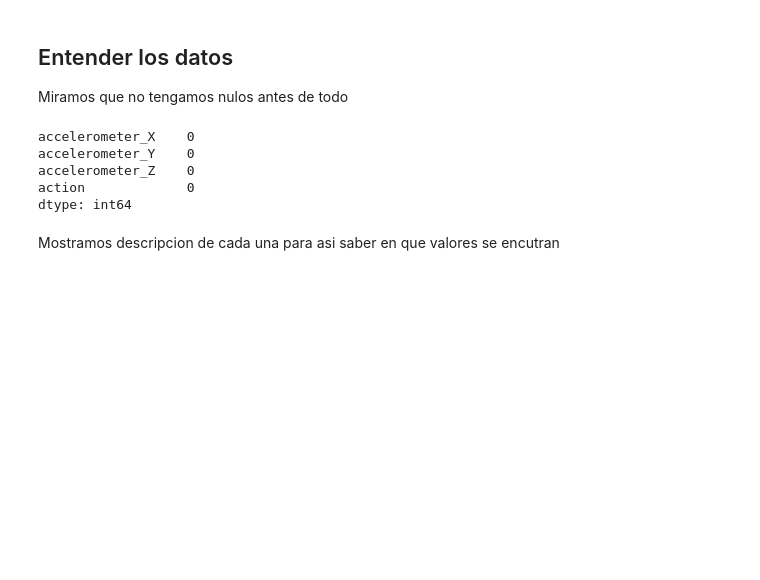
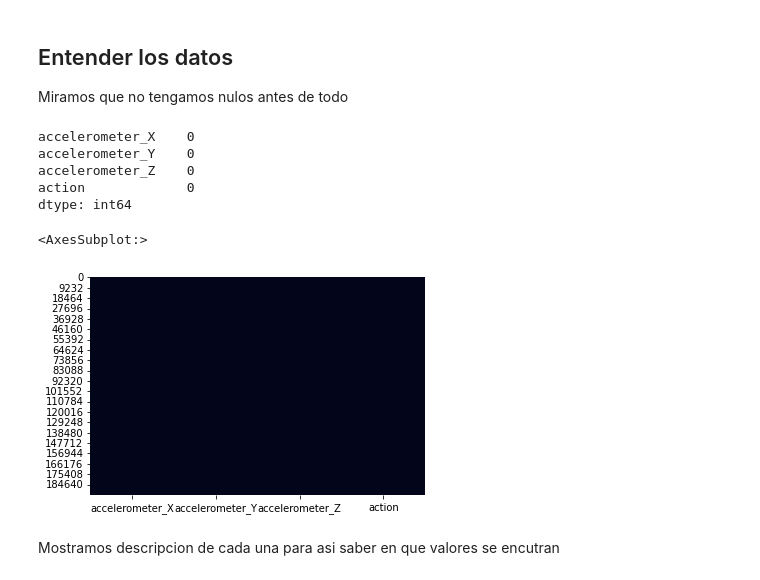
Before and after one commit to migueldemollet/Activity-Recognition, a Jupyter notebook: result.ipynb, the cells around one changed output. Cells and saved outputs as stored; diff of their text form; code cells hidden in the pictures; blank space fills up the shorter version.

```diff
--- a/result.ipynb
+++ b/result.ipynb
@@ -64,6 +65,11 @@ accelerometer_Y    0
 accelerometer_Z    0
 action             0
 dtype: int64
+# %%
+sns.heatmap(df.isnull(), cbar=False)
+# %% [output]
+<AxesSubplot:>
+[figure, added]
 # %% [markdown]
 Mostramos descripcion de cada una para asi saber en que valores se encutran
 # %%
```
Also changed, not shown: parts of 26 cells of this notebook.
